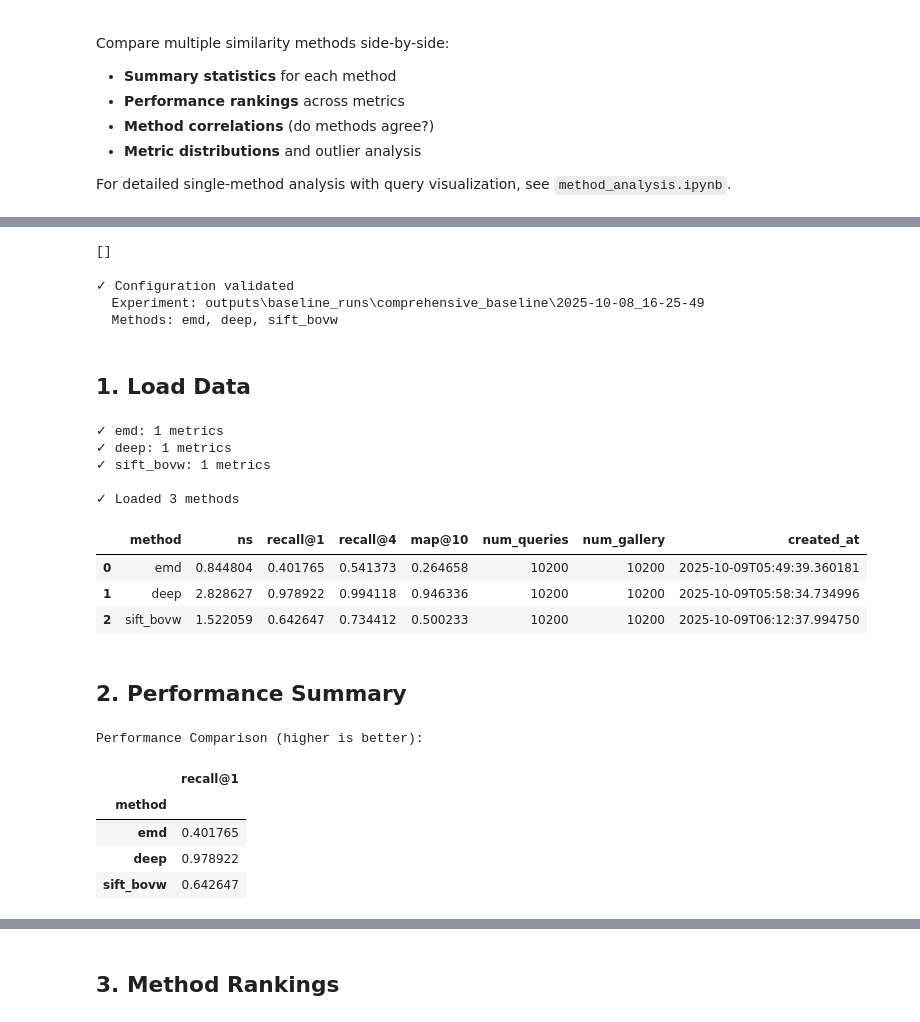
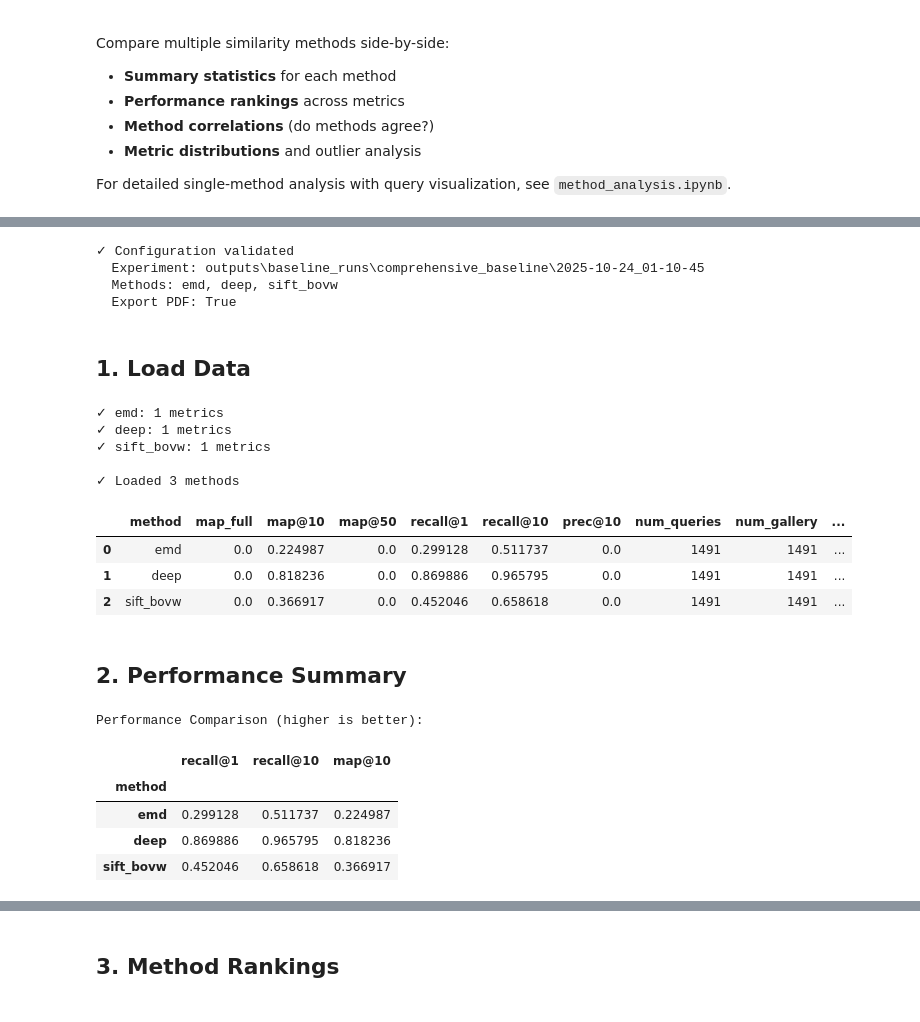
Before and after one commit to jonathanhexner/sim-bench, a Jupyter notebook: sim_bench/analysis/methods_comparison.ipynb, the cells around one changed output, grey strips where cells are left out. Saved outputs shown, nothing was run; the diff lists cells and outputs as text; code cells hidden in the pictures.

```diff
--- a/sim_bench/analysis/methods_comparison.ipynb
+++ b/sim_bench/analysis/methods_comparison.ipynb
@@ -66,8 +35,3 @@ Required-by:
-# %%
-import sys
-[a for a in sys.path if 'site_packages' in a]
-# %% [output]
-[]
 # %%
 # %reset
 from sim_bench.analysis.utils import get_project_root
@@ -80,6 +44,7 @@ import matplotlib.pyplot as plt
 import seaborn as sns
 from sim_bench.analysis.utils import get_project_root
 from sim_bench.analysis.io import load_metrics, load_per_query
+from sim_bench.analysis.export import export_notebook_to_pdf, archive_notebook
 
 sns.set_style('whitegrid')
 
@@ -87,8 +52,11 @@ sns.set_style('whitegrid')
 PROJECT_ROOT = get_project_root()
 
 # Experiment settings
-EXPERIMENT_DIR = PROJECT_ROOT / "outputs" / "baseline_runs" / "comprehensive_baseline" / "2025-10-08_16-25-49"
+EXPERIMENT_DIR = PROJECT_ROOT / "outputs" / "baseline_runs" / "comprehensive_baseline" / "2025-10-24_01-10-45"
 METHODS = ["emd", "deep", "sift_bovw"]  # Methods to compare
+
+# === Output Options ===
+EXPORT_PDF = True  # Export entire notebook to PDF
 
 # === Validation ===
 if not EXPERIMENT_DIR.exists():
@@ -106,48 +74,55 @@ for method in METHODS:
 print(f"✓ Configuration validated")
 print(f"  Experiment: {EXPERIMENT_DIR.relative_to(PROJECT_ROOT)}")
 print(f"  Methods: {', '.join(METHODS)}")
+print(f"  Export PDF: {EXPORT_PDF}")
 # %% [output]
 ✓ Configuration validated
-  Experiment: outputs\baseline_runs\comprehensive_baseline\2025-10-08_16-25-49
+  Experiment: outputs\baseline_runs\comprehensive_baseline\2025-10-24_01-10-45
   Methods: emd, deep, sift_bovw
+  Export PDF: True
 # %% [markdown]
 ## 1. Load Data
 # %%
 # Load metrics for all methods
 metrics_data = {}
 for method in METHODS:
     try:
         df = load_metrics(method, EXPERIMENT_DIR)
         metrics_data[method] = df
         print(f"✓ {method}: {len(df)} metrics")
+        # Handle backward compatibility
+        if 'map_full' in df.columns and 'map' not in df.columns:
+            df['map'] = df['map_full']
+        if 'prec@10' in df.columns and 'precision@10' not in df.columns:
+            df['precision@10'] = df['prec@10']
     except FileNotFoundError:
         print(f"⚠ {method}: metrics.csv not found, skipping")
 
 # Create summary DataFrame
 summary_rows = []
 for method, df in metrics_data.items():
     row = {'method': method}
     row.update(df.iloc[0].to_dict())
     summary_rows.append(row)
 
 df_summary = pd.DataFrame(summary_rows)
 print(f"\n✓ Loaded {len(metrics_data)} methods")
 df_summary
 # %% [output]
 ✓ emd: 1 metrics
 ✓ deep: 1 metrics
 ✓ sift_bovw: 1 metrics
 
 ✓ Loaded 3 methods
-|  | method | ns | recall@1 | recall@4 | map@10 | num_queries | num_gallery | created_at |
-| 0 | emd | 0.844804 | 0.401765 | 0.541373 | 0.264658 | 10200 | 10200 | 2025-10-09T05:49:39.360181 |
-| 1 | deep | 2.828627 | 0.978922 | 0.994118 | 0.946336 | 10200 | 10200 | 2025-10-09T05:58:34.734996 |
-| 2 | sift_bovw | 1.522059 | 0.642647 | 0.734412 | 0.500233 | 10200 | 10200 | 2025-10-09T06:12:37.994750 |
+|  | method | map_full | map@10 | map@50 | recall@1 | recall@10 | prec@10 | num_queries | num_gallery | ... |
+| 0 | emd | 0.0 | 0.224987 | 0.0 | 0.299128 | 0.511737 | 0.0 | 1491 | 1491 | ... |
+| 1 | deep | 0.0 | 0.818236 | 0.0 | 0.869886 | 0.965795 | 0.0 | 1491 | 1491 | ... |
+| 2 | sift_bovw | 0.0 | 0.366917 | 0.0 | 0.452046 | 0.658618 | 0.0 | 1491 | 1491 | ... |
 # %% [markdown]
 ## 2. Performance Summary
 # %%
 # Extract key metrics for comparison
-key_metrics = ['map', 'recall@1', 'recall@5', 'recall@10']
+key_metrics = ['recall@1', 'recall@10', 'map@10']
 available_metrics = [m for m in key_metrics if m in df_summary.columns]
 
 if not available_metrics:
@@ -160,14 +135,14 @@ df_comparison = df_comparison.set_index('method')
 
 # Highlight best values
 print("Performance Comparison (higher is better):")
-df_comparison.style.highlight_max(axis=0, color='lightgreen')
+df_comparison.style.highlight_max(axis=0, color='green')
 # %% [output]
 Performance Comparison (higher is better):
-|  | recall@1 |
-| method |  |
-| emd | 0.401765 |
-| deep | 0.978922 |
-| sift_bovw | 0.642647 |
+|  | recall@1 | recall@10 | map@10 |
+| method |  |  |  |
+| emd | 0.299128 | 0.511737 | 0.224987 |
+| deep | 0.869886 | 0.965795 | 0.818236 |
+| sift_bovw | 0.452046 | 0.658618 | 0.366917 |
 # %%
 # Visualize performance across methods
 if len(available_metrics) > 0:
```
Also changed, not shown: parts of 12 cells of this notebook, 42 other files.
